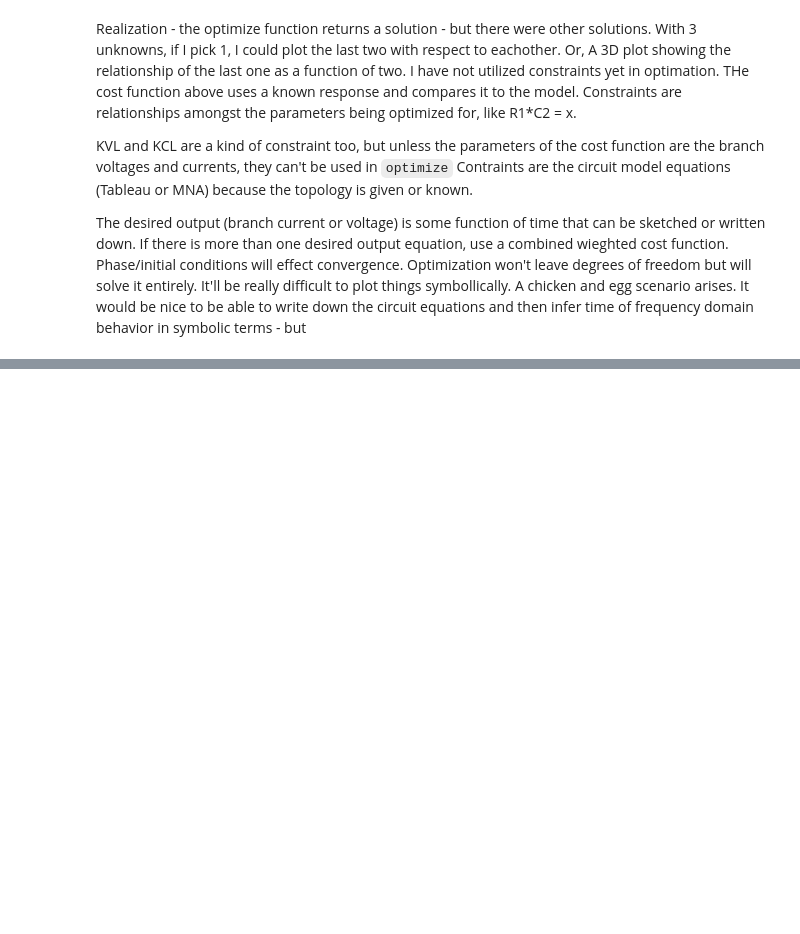
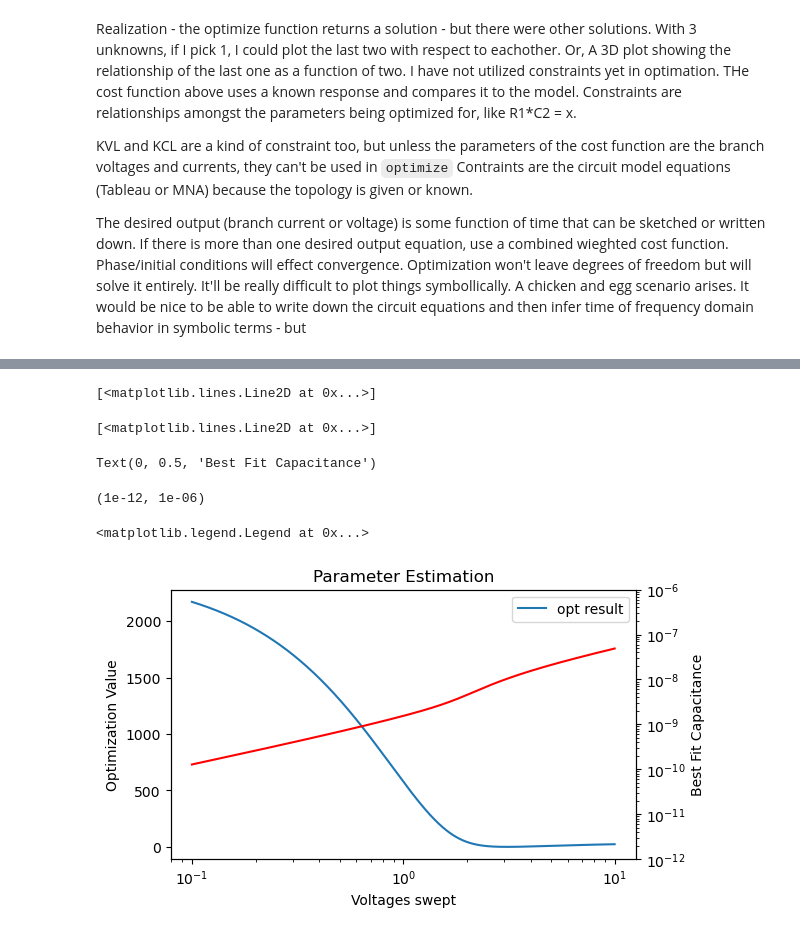
Before and after one commit to ninja-lab/PowerElectronics, a Jupyter notebook: Chapter2Problems/ParameterEstimation.ipynb, the cells around one changed output, grey strips where cells are left out. Cells and saved outputs as stored; diff of their text form; code cells hidden in the pictures; blank space fills up the shorter version.

```diff
--- a/Chapter2Problems/ParameterEstimation.ipynb
+++ b/Chapter2Problems/ParameterEstimation.ipynb
@@ -96,0 +194,2 @@ It'll be really difficult to plot things symbollically. A chicken and egg scenar
+# %%
+arr = np.array(list(ans))
@@ -96,0 +208,19 @@ It'll be really difficult to plot things symbollically. A chicken and egg scenar
+# %%
+fig, ax = plt.subplots(subplot_kw={'title':'Parameter Estimation',
+                                   'xlabel': 'Voltages swept',
+                                   'ylabel': 'Optimization Value'}, figsize=(6,3.5))
+ax.plot(Vsweep, arr[:,0], label = 'opt result' )
+ax.set_xscale('log')
+ax2 = ax.twinx()
+ax2.plot(Vsweep, arr[:,1], label='best C', color='red')
+ax2.set_ylabel('Best Fit Capacitance')
+ax2.set_ylim([Cmin, Cmax])
+ax2.set_yscale('log')
+ax.legend()
+# %% [output]
+[<matplotlib.lines.Line2D at 0x...>]
+[<matplotlib.lines.Line2D at 0x...>]
+Text(0, 0.5, 'Best Fit Capacitance')
+(1e-12, 1e-06)
+<matplotlib.legend.Legend at 0x...>
+[figure, added]
```
Also changed, not shown: parts of 15 cells of this notebook, 16 other files.
